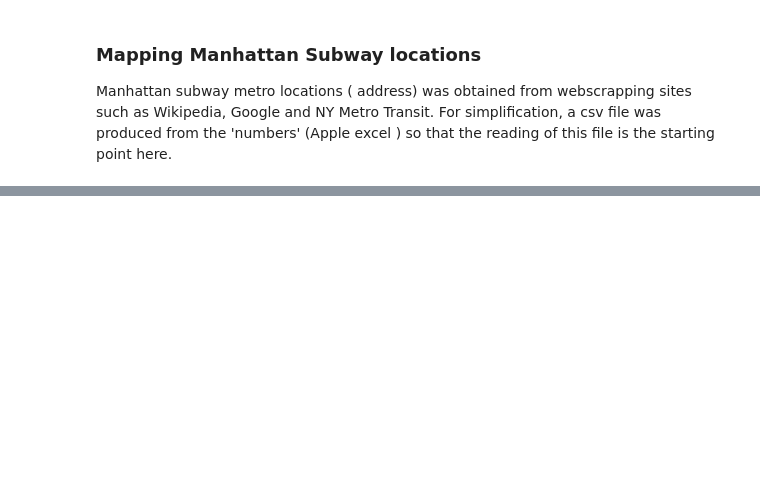
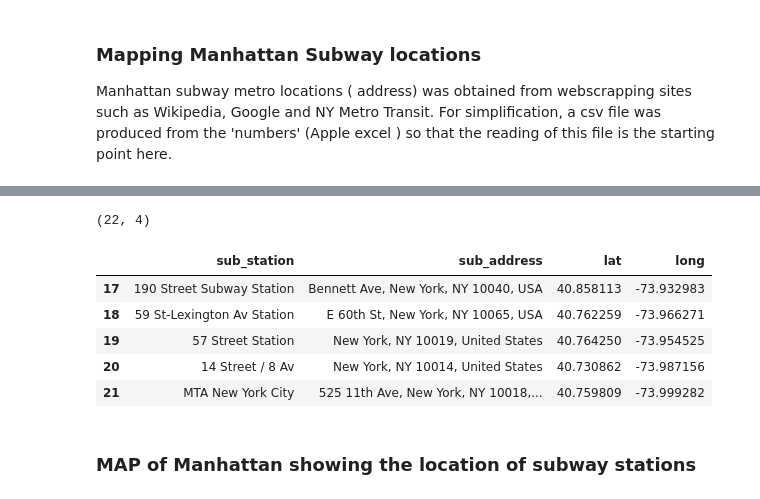
Before and after one commit to mahima1911/Coursera_Capstone, a Jupyter notebook: The Battle of Neighbourhoods (Week 2).ipynb, the cells around one changed output, grey strips where cells are left out. Drawn from its saved outputs; the diff is of its cells as text; code cells hidden in the pictures; blank space fills up the shorter version.

```diff
--- a/The Battle of Neighbourhoods (Week 2).ipynb
+++ b/The Battle of Neighbourhoods (Week 2).ipynb
@@ -578,0 +618,18 @@ Manhattan subway metro locations ( address) was obtained from webscrapping sites
+# %%
+
+# removing duplicate rows and creating new set mhsub1
+mhsub1=mh.drop_duplicates(subset=['lat','long'], keep="last").reset_index(drop=True)
+mhsub1.shape
+# %% [output]
+(22, 4)
+# %%
+mhsub1.tail()
+# %% [output]
+|  | sub_station | sub_address | lat | long |
+| 17 | 190 Street Subway Station | Bennett Ave, New York, NY 10040, USA | 40.858113 | -73.932983 |
+| 18 | 59 St-Lexington Av Station | E 60th St, New York, NY 10065, USA | 40.762259 | -73.966271 |
+| 19 | 57 Street Station | New York, NY 10019, United States | 40.764250 | -73.954525 |
+| 20 | 14 Street / 8 Av | New York, NY 10014, United States | 40.730862 | -73.987156 |
+| 21 | MTA New York City | 525 11th Ave, New York, NY 10018,... | 40.759809 | -73.999282 |
+# %% [markdown]
+### MAP of Manhattan showing the location of subway stations
```
Also changed, not shown: parts of 17 cells of this notebook.
